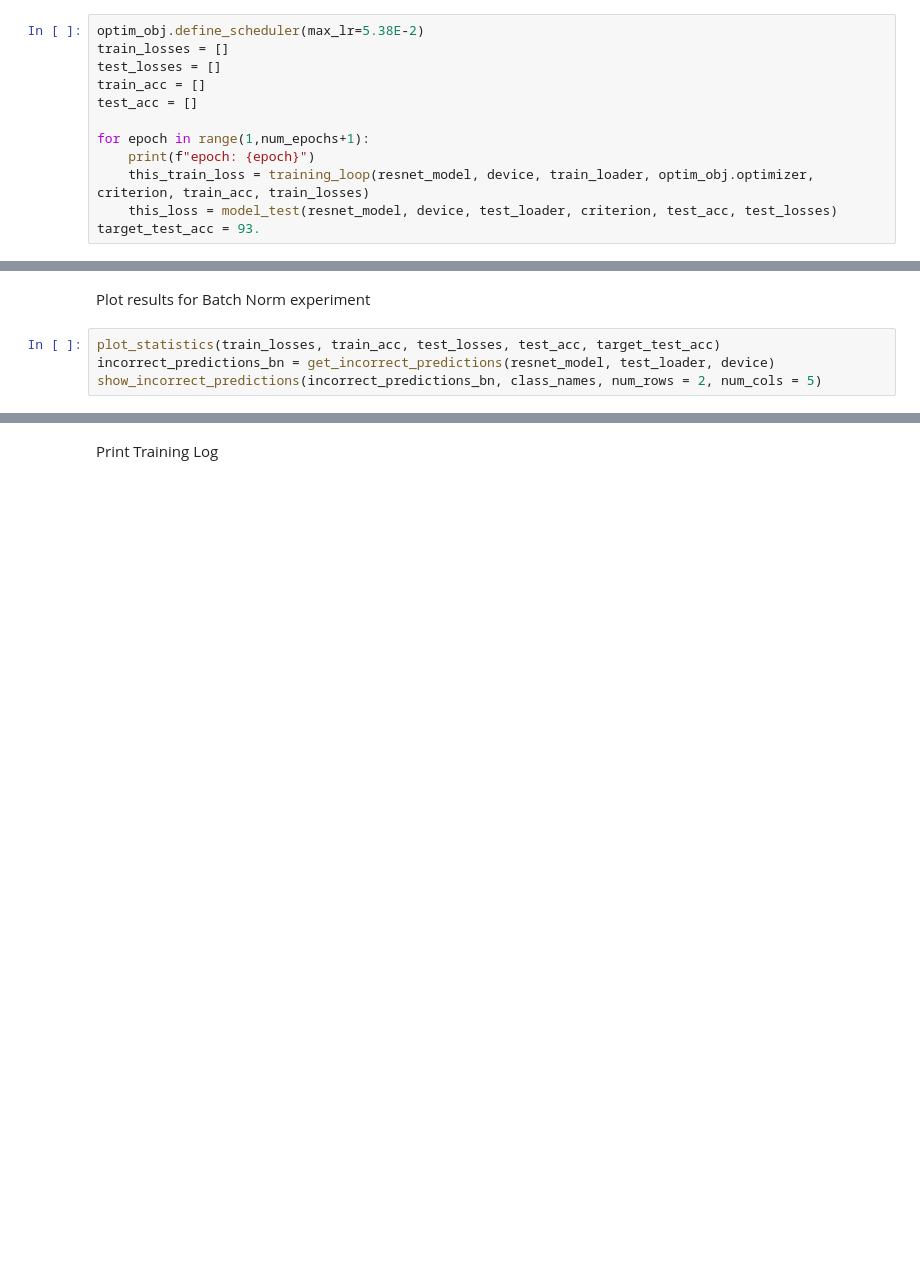
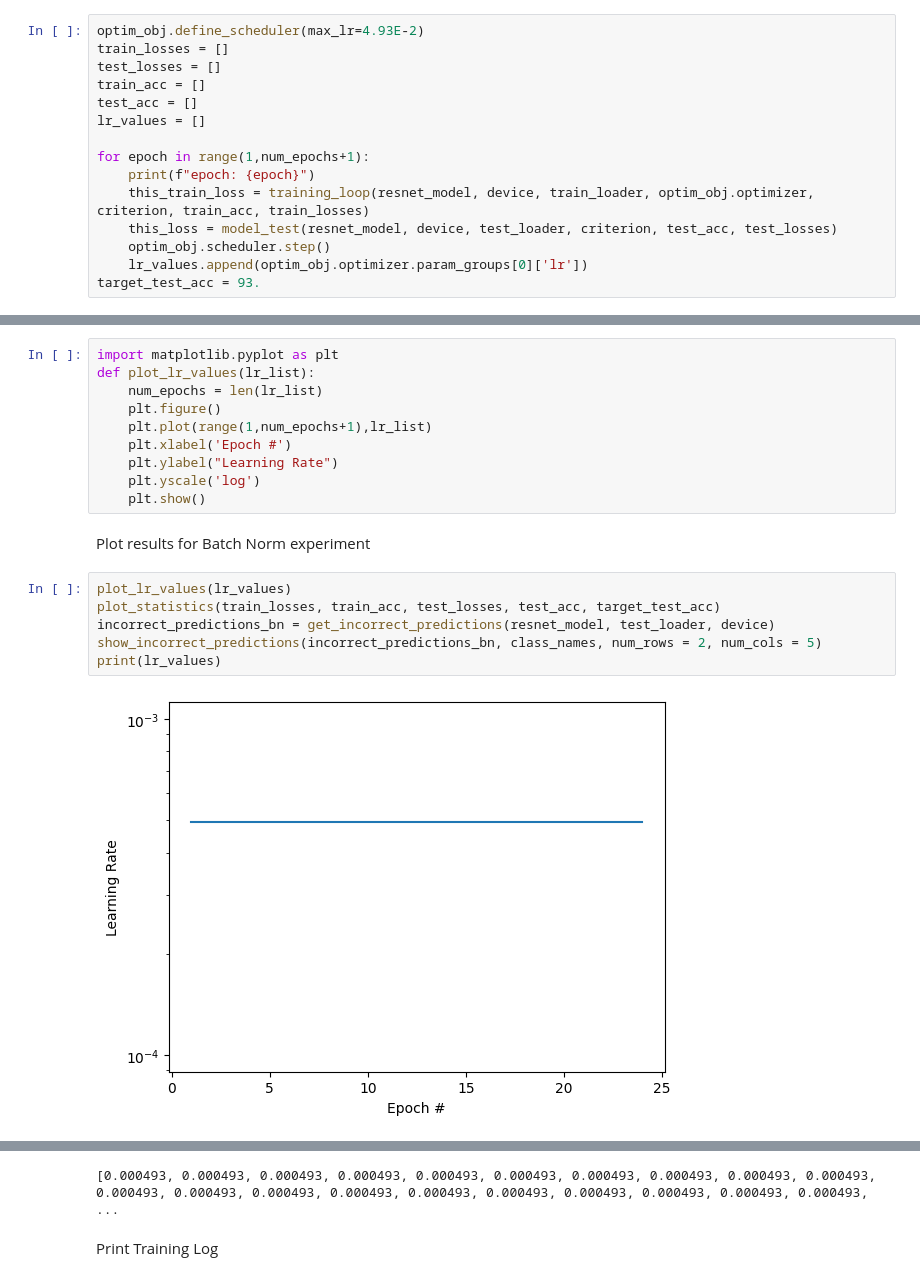
Before and after one commit to jyanivaddi/ERA_V1, a Jupyter notebook: session_10/s10.ipynb, the cells around one changed output, grey strips where cells are left out. Cells and saved outputs as stored; diff of their text form; blank space fills up the shorter version.

```diff
--- a/session_10/s10.ipynb
+++ b/session_10/s10.ipynb
@@ -102,12 +122,15 @@ optim_obj = Optimization(resnet_model, device, train_loader, criterion)
 # %%
-optim_obj.define_scheduler(max_lr=5.38E-2)
+optim_obj.define_scheduler(max_lr=4.93E-2)
 train_losses = []
 test_losses = []
 train_acc = []
 test_acc = []
+lr_values = []
 
 for epoch in range(1,num_epochs+1):
     print(f"epoch: {epoch}")
     this_train_loss = training_loop(resnet_model, device, train_loader, optim_obj.optimizer, criterion, train_acc, train_losses)
     this_loss = model_test(resnet_model, device, test_loader, criterion, test_acc, test_losses)
+    optim_obj.scheduler.step()
+    lr_values.append(optim_obj.optimizer.param_groups[0]['lr'])
 target_test_acc = 93.
@@ -114,6 +175,20 @@ target_test_acc = 93.
+# %%
+import matplotlib.pyplot as plt
+def plot_lr_values(lr_list):
+    num_epochs = len(lr_list)
+    plt.figure()
+    plt.plot(range(1,num_epochs+1),lr_list)
+    plt.xlabel('Epoch #')
+    plt.ylabel("Learning Rate")
+    plt.yscale('log')
+    plt.show()
 # %% [markdown]
 Plot results for Batch Norm experiment
 # %%
+plot_lr_values(lr_values)
 plot_statistics(train_losses, train_acc, test_losses, test_acc, target_test_acc)
 incorrect_predictions_bn = get_incorrect_predictions(resnet_model, test_loader, device)
 show_incorrect_predictions(incorrect_predictions_bn, class_names, num_rows = 2, num_cols = 5)
+print(lr_values)
+# %% [output]
+[figure, added]
@@ -120,3 +198,4 @@ show_incorrect_predictions(incorrect_predictions_bn, class_names, num_rows = 2,
+[0.000493, 0.000493, 0.000493, 0.000493, 0.000493, 0.000493, 0.000493, 0.000493, 0.000493, 0.000493, 0.000493, 0.000493, 0.000493, 0.000493, 0.000493, 0.000493, 0.000493, 0.000493, 0.000493, 0.000493, ...
 # %% [markdown]
 Print Training Log
 # %%
```
Also changed, not shown: parts of 8 cells of this notebook.
